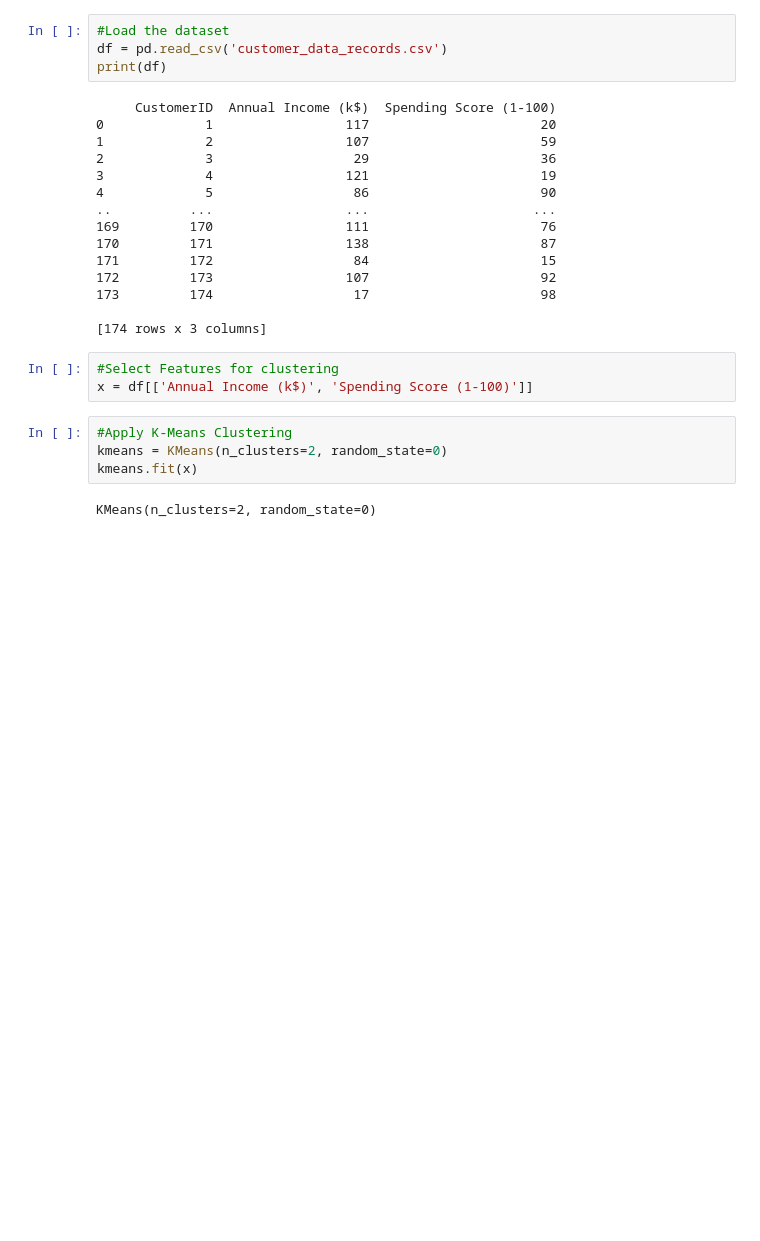
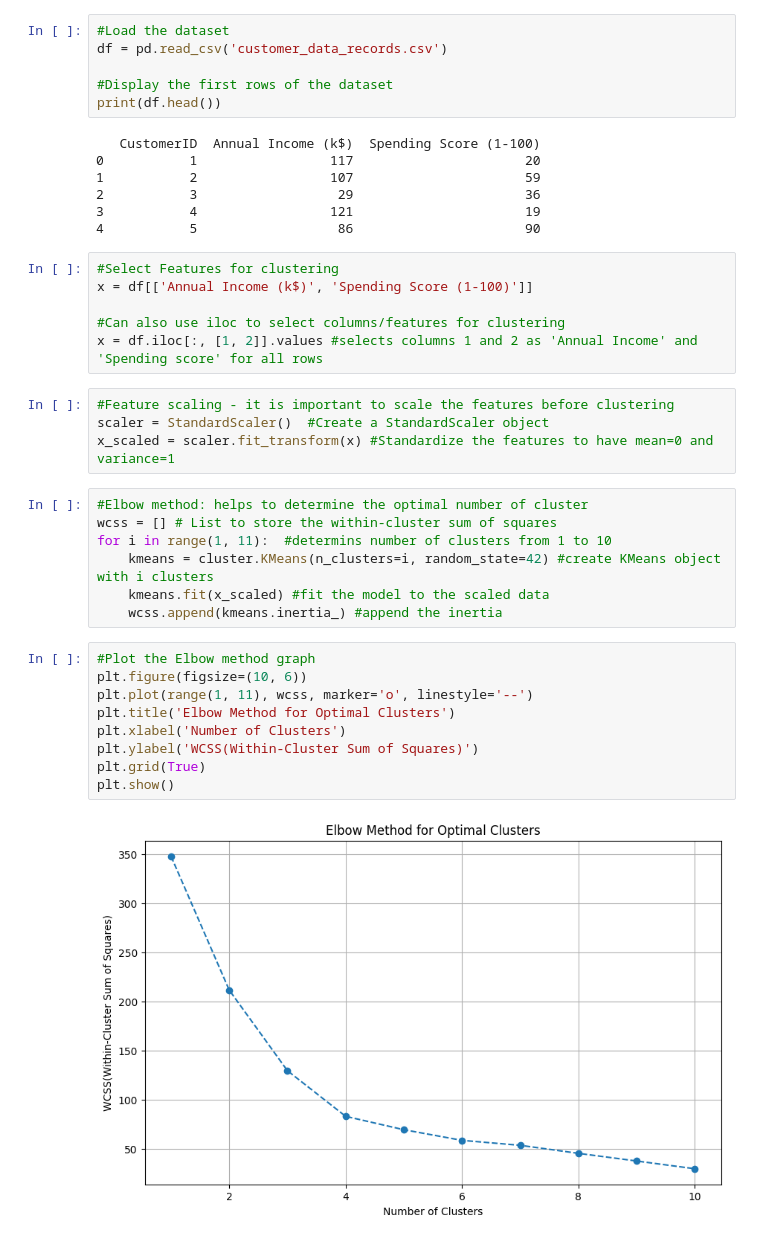
Before and after one commit to Kevinaluyange/Kevin-Naluyange, a Jupyter notebook: customer_data.ipynb, the cells around one changed output. Cells and saved outputs as stored; diff of their text form; blank space fills up the shorter version.

```diff
--- a/customer_data.ipynb
+++ b/customer_data.ipynb
@@ -7,28 +9,41 @@ from sklearn.cluster import KMeans
 # %%
 #Load the dataset
 df = pd.read_csv('customer_data_records.csv')
-print(df)
+
+#Display the first rows of the dataset
+print(df.head())
 # %% [output]
-     CustomerID  Annual Income (k$)  Spending Score (1-100)
-0             1                 117                      20
-1             2                 107                      59
-2             3                  29                      36
-3             4                 121                      19
-4             5                  86                      90
-..          ...                 ...                     ...
-169         170                 111                      76
-170         171                 138                      87
-171         172                  84                      15
-172         173                 107                      92
-173         174                  17                      98
-
-[174 rows x 3 columns]
+   CustomerID  Annual Income (k$)  Spending Score (1-100)
+0           1                 117                      20
+1           2                 107                      59
+2           3                  29                      36
+3           4                 121                      19
+4           5                  86                      90
 # %%
 #Select Features for clustering
 x = df[['Annual Income (k$)', 'Spending Score (1-100)']]
+
+#Can also use iloc to select columns/features for clustering
+x = df.iloc[:, [1, 2]].values #selects columns 1 and 2 as 'Annual Income' and 'Spending score' for all rows
-# %%
-#Apply K-Means Clustering
-kmeans = KMeans(n_clusters=2, random_state=0)
-kmeans.fit(x)
-# %% [output]
-KMeans(n_clusters=2, random_state=0)
+# %%
+#Feature scaling - it is important to scale the features before clustering
+scaler = StandardScaler()  #Create a StandardScaler object
+x_scaled = scaler.fit_transform(x) #Standardize the features to have mean=0 and variance=1
+# %%
+#Elbow method: helps to determine the optimal number of cluster
+wcss = [] # List to store the within-cluster sum of squares
+for i in range(1, 11):  #determins number of clusters from 1 to 10
+    kmeans = cluster.KMeans(n_clusters=i, random_state=42) #create KMeans object with i clusters
+    kmeans.fit(x_scaled) #fit the model to the scaled data
+    wcss.append(kmeans.inertia_) #append the inertia
+# %%
+#Plot the Elbow method graph
+plt.figure(figsize=(10, 6))
+plt.plot(range(1, 11), wcss, marker='o', linestyle='--')
+plt.title('Elbow Method for Optimal Clusters')
+plt.xlabel('Number of Clusters')
+plt.ylabel('WCSS(Within-Cluster Sum of Squares)')
+plt.grid(True)
+plt.show()
+# %% [output]
+[figure, added]
```
Also changed, not shown: parts of 7 cells of this notebook.
